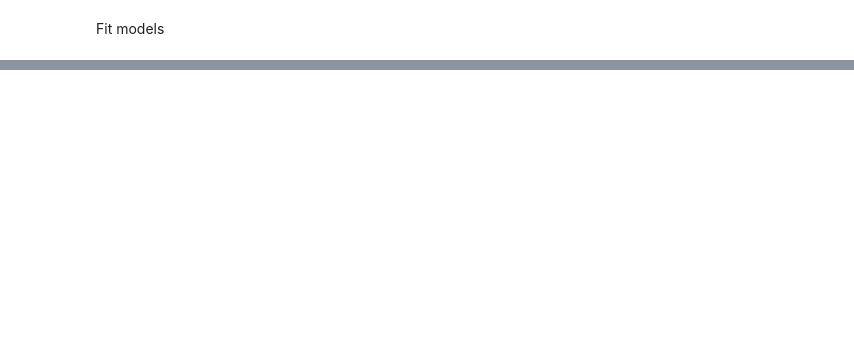
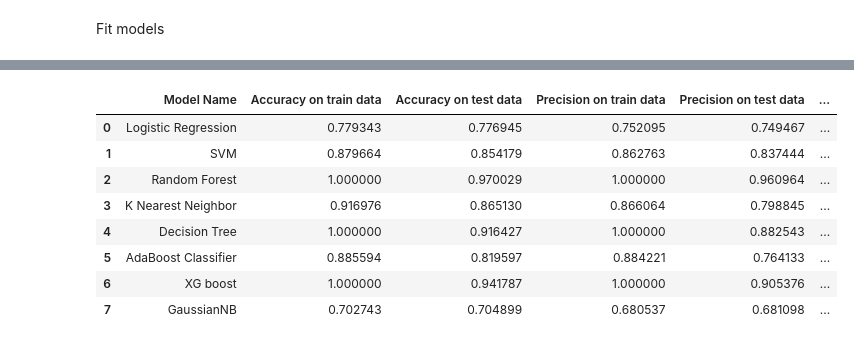
Before and after one commit to Muhammad-Hamza-Khan-03/Ecommerce-Company-Customer-Churn-Predicton, a Jupyter notebook: Model.ipynb, the cells around one changed output, grey strips where cells are left out. Cells and saved outputs as stored; diff of their text form; code cells hidden in the pictures; blank space fills up the shorter version.

```diff
--- a/Model.ipynb
+++ b/Model.ipynb
@@ -138,0 +117,28 @@ KeyError: 0
+# %%
+evaluation_metrics = []
+
+for model_name, model in models.items():
+    model.fit(x_train_scaled, y_train)
+
+    y_pred_train = model.predict(x_train_scaled)
+    y_pred_test = model.predict(x_test_scaled)
+
+    metrics_dict = {
+        'Model Name': model_name,
+        'Accuracy on train data': accuracy_score(y_train, y_pred_train),
+        'Accuracy on test data': accuracy_score(y_test, y_pred_test),
+        'Precision on train data': precision_score(y_train, y_pred_train),
+        'Precision on test data': precision_score(y_test, y_pred_test),
+        'Recall on train data': recall_score(y_train, y_pred_train),
+        'Recall on test data': recall_score(y_test, y_pred_test),
+        'F1-score on train data': f1_score(y_train, y_pred_train),
+        'F1-score on test data': f1_score(y_test, y_pred_test),
+        'Confusion Matrix on train data': confusion_matrix(y_train, y_pred_train),
+        'Confusion Matrix on test data': confusion_matrix(y_test, y_pred_test)
+    }
+
+    evaluation_metrics.append(metrics_dict)
+
+for metrics in evaluation_metrics:
+    print(metrics)
+    print()
@@ -138,0 +163,13 @@ KeyError: 0
+# %%
+Evaluation_df = pd.DataFrame(evaluation_metrics)
+Evaluation_df
+# %% [output]
+|  | Model Name | Accuracy on train data | Accuracy on test data | Precision on train data | Precision on test data | ... |
+| 0 | Logistic Regression | 0.779343 | 0.776945 | 0.752095 | 0.749467 | ... |
+| 1 | SVM | 0.879664 | 0.854179 | 0.862763 | 0.837444 | ... |
+| 2 | Random Forest | 1.000000 | 0.970029 | 1.000000 | 0.960964 | ... |
+| 3 | K Nearest Neighbor | 0.916976 | 0.865130 | 0.866064 | 0.798845 | ... |
+| 4 | Decision Tree | 1.000000 | 0.916427 | 1.000000 | 0.882543 | ... |
+| 5 | AdaBoost Classifier | 0.885594 | 0.819597 | 0.884221 | 0.764133 | ... |
+| 6 | XG boost | 1.000000 | 0.941787 | 1.000000 | 0.905376 | ... |
+| 7 | GaussianNB | 0.702743 | 0.704899 | 0.680537 | 0.681098 | ... |
```
Also changed, not shown: parts of 16 cells of this notebook, 2 other files.
